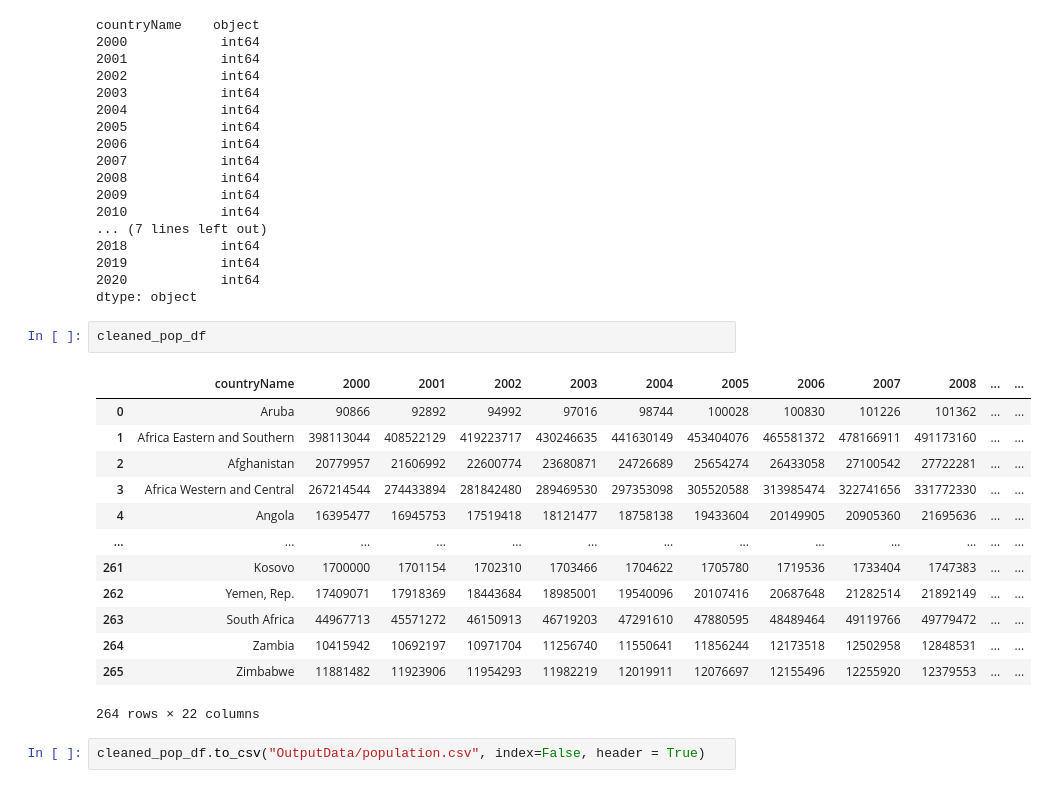
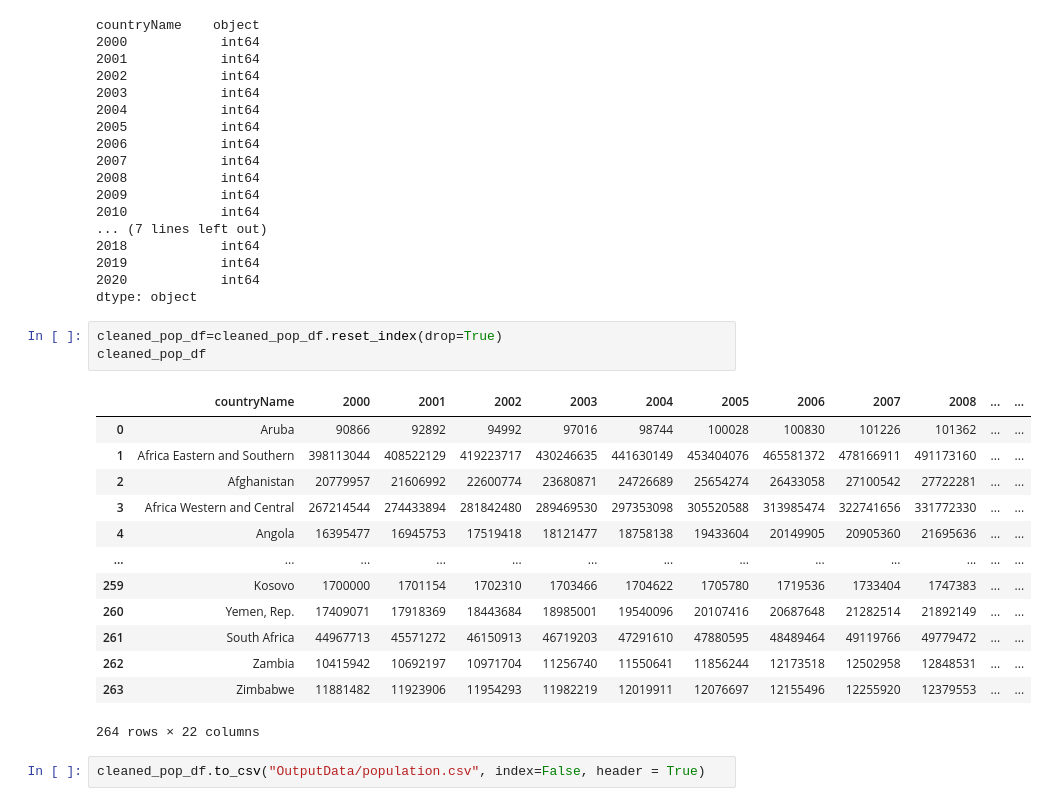
Before and after one commit to LynHJ/ETL-PostgreSQL-MongoDB, a Jupyter notebook: ETL_Script.ipynb, the cells around one changed output. Drawn from its saved outputs; the diff is of its cells as text.

```diff
--- a/ETL_Script.ipynb
+++ b/ETL_Script.ipynb
@@ -87,22 +67,23 @@ countryName    object
 2019            int64
 2020            int64
 dtype: object
-# %%
-cleaned_pop_df
-# %% [output]
-|  | countryName | 2000 | 2001 | 2002 | 2003 | 2004 | 2005 | 2006 | 2007 | 2008 | ... | ... |
-| 0 | Aruba | 90866 | 92892 | 94992 | 97016 | 98744 | 100028 | 100830 | 101226 | 101362 | ... | ... |
-| 1 | Africa Eastern and Southern | 398113044 | 408522129 | 419223717 | 430246635 | 441630149 | 453404076 | 465581372 | 478166911 | 491173160 | ... | ... |
-| 2 | Afghanistan | 20779957 | 21606992 | 22600774 | 23680871 | 24726689 | 25654274 | 26433058 | 27100542 | 27722281 | ... | ... |
-| 3 | Africa Western and Central | 267214544 | 274433894 | 281842480 | 289469530 | 297353098 | 305520588 | 313985474 | 322741656 | 331772330 | ... | ... |
-| 4 | Angola | 16395477 | 16945753 | 17519418 | 18121477 | 18758138 | 19433604 | 20149905 | 20905360 | 21695636 | ... | ... |
-| ... | ... | ... | ... | ... | ... | ... | ... | ... | ... | ... | ... | ... |
-| 261 | Kosovo | 1700000 | 1701154 | 1702310 | 1703466 | 1704622 | 1705780 | 1719536 | 1733404 | 1747383 | ... | ... |
-| 262 | Yemen, Rep. | 17409071 | 17918369 | 18443684 | 18985001 | 19540096 | 20107416 | 20687648 | 21282514 | 21892149 | ... | ... |
-| 263 | South Africa | 44967713 | 45571272 | 46150913 | 46719203 | 47291610 | 47880595 | 48489464 | 49119766 | 49779472 | ... | ... |
-| 264 | Zambia | 10415942 | 10692197 | 10971704 | 11256740 | 11550641 | 11856244 | 12173518 | 12502958 | 12848531 | ... | ... |
-| 265 | Zimbabwe | 11881482 | 11923906 | 11954293 | 11982219 | 12019911 | 12076697 | 12155496 | 12255920 | 12379553 | ... | ... |
-264 rows × 22 columns
+# %%
+cleaned_pop_df=cleaned_pop_df.reset_index(drop=True)
+cleaned_pop_df
+# %% [output]
+|  | countryName | 2000 | 2001 | 2002 | 2003 | 2004 | 2005 | 2006 | 2007 | 2008 | ... | ... |
+| 0 | Aruba | 90866 | 92892 | 94992 | 97016 | 98744 | 100028 | 100830 | 101226 | 101362 | ... | ... |
+| 1 | Africa Eastern and Southern | 398113044 | 408522129 | 419223717 | 430246635 | 441630149 | 453404076 | 465581372 | 478166911 | 491173160 | ... | ... |
+| 2 | Afghanistan | 20779957 | 21606992 | 22600774 | 23680871 | 24726689 | 25654274 | 26433058 | 27100542 | 27722281 | ... | ... |
+| 3 | Africa Western and Central | 267214544 | 274433894 | 281842480 | 289469530 | 297353098 | 305520588 | 313985474 | 322741656 | 331772330 | ... | ... |
+| 4 | Angola | 16395477 | 16945753 | 17519418 | 18121477 | 18758138 | 19433604 | 20149905 | 20905360 | 21695636 | ... | ... |
+| ... | ... | ... | ... | ... | ... | ... | ... | ... | ... | ... | ... | ... |
+| 259 | Kosovo | 1700000 | 1701154 | 1702310 | 1703466 | 1704622 | 1705780 | 1719536 | 1733404 | 1747383 | ... | ... |
+| 260 | Yemen, Rep. | 17409071 | 17918369 | 18443684 | 18985001 | 19540096 | 20107416 | 20687648 | 21282514 | 21892149 | ... | ... |
+| 261 | South Africa | 44967713 | 45571272 | 46150913 | 46719203 | 47291610 | 47880595 | 48489464 | 49119766 | 49779472 | ... | ... |
+| 262 | Zambia | 10415942 | 10692197 | 10971704 | 11256740 | 11550641 | 11856244 | 12173518 | 12502958 | 12848531 | ... | ... |
+| 263 | Zimbabwe | 11881482 | 11923906 | 11954293 | 11982219 | 12019911 | 12076697 | 12155496 | 12255920 | 12379553 | ... | ... |
+264 rows × 22 columns
 # %%
 cleaned_pop_df.to_csv("OutputData/population.csv", index=False, header = True)
 # %% [markdown]
```
Also changed, not shown: parts of 11 cells of this notebook.
